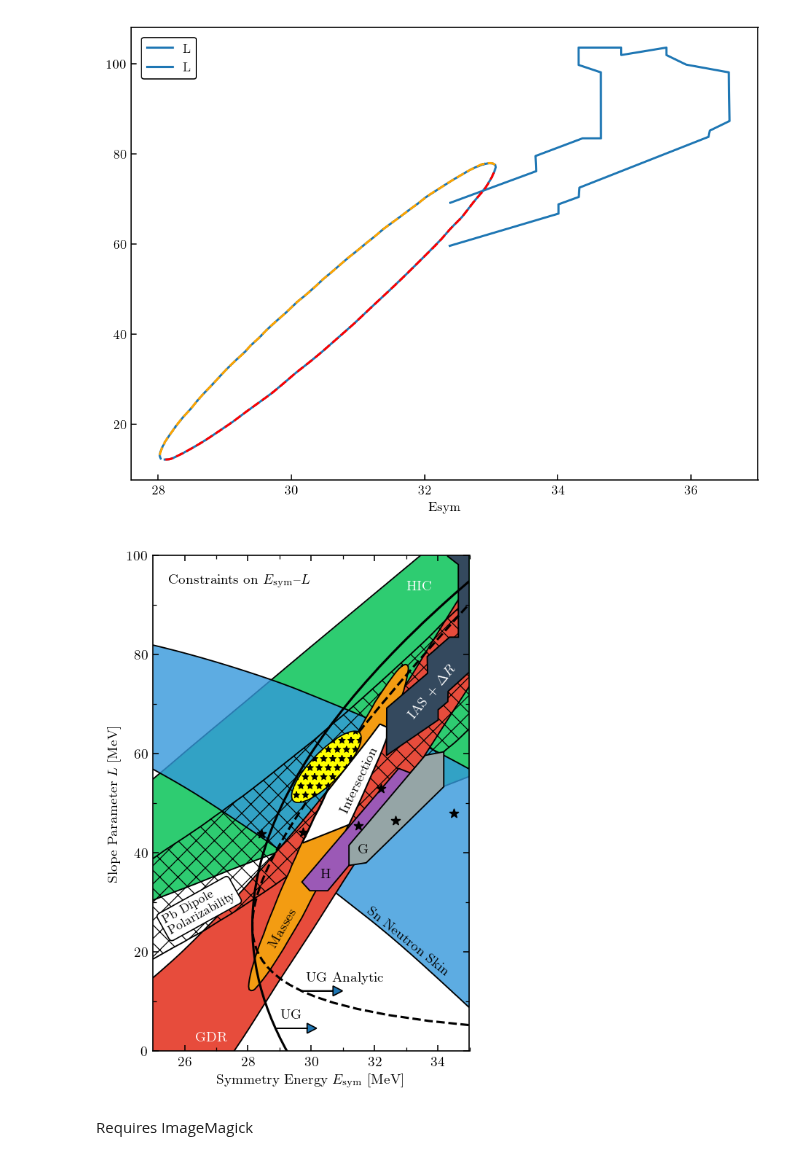
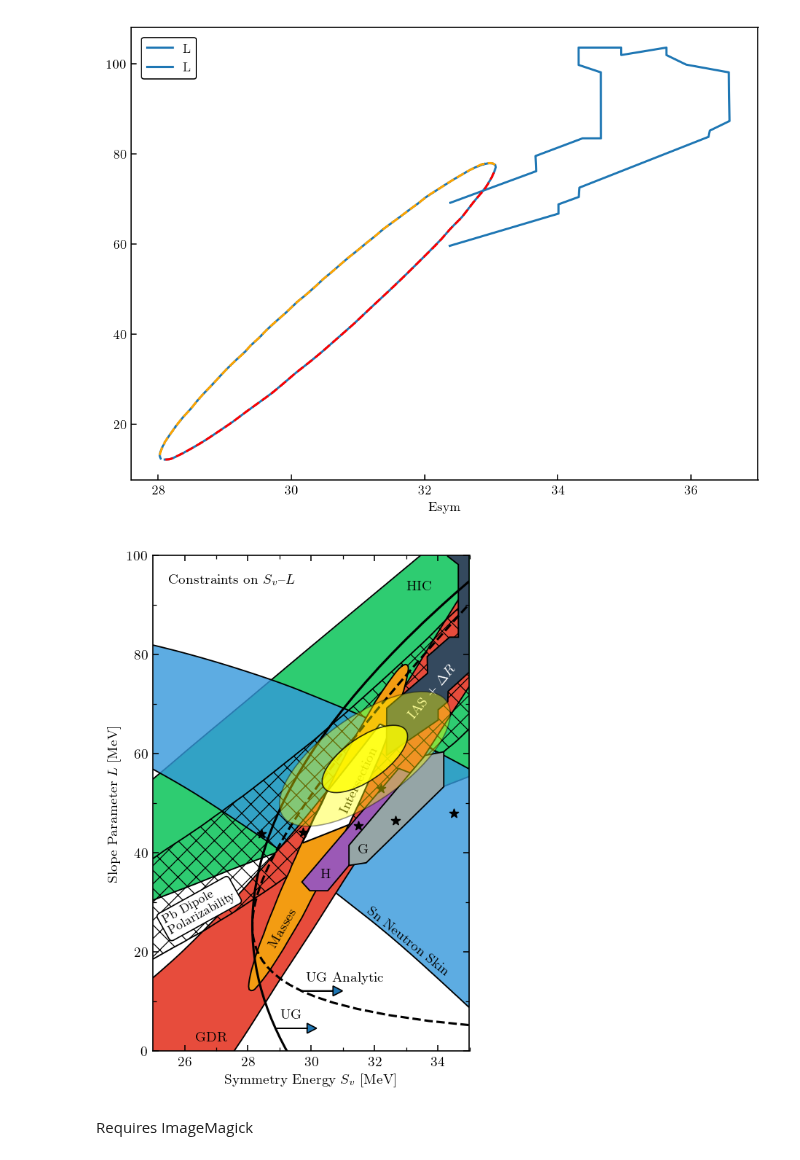
Before and after one commit to buqeye/nuclear-matter-convergence, a Jupyter notebook: analysis/Esym-L/correlation.ipynb, the cells around one changed output. Drawn from its saved outputs; the diff is of its cells as text; code cells hidden in the pictures.

```diff
--- a/analysis/Esym-L/correlation.ipynb
+++ b/analysis/Esym-L/correlation.ipynb
@@ -51,7 +51,7 @@ spline_HIC_lower = CubicSpline(data_HIC_lower["Esym"], data_HIC_lower["L"])
 avail_srcs.append({
     "label" : "HIC", "facecolor" : green, 'spline_lower': spline_HIC_lower,
     'spline_upper': spline_HIC_upper, 'Esym': Esym,
-    'label_x': 0.8, 'label_y': 0.93, 'ha': 'right', 'va': 'top', 'label_color': 'w',
+    'label_x': 0.8, 'label_y': 0.93, 'ha': 'right', 'va': 'top', 'label_color': 'k',
 #     'reference': 'HIC: Tsang, M. B., Zhang, Y., Danielewicz, P., et al., PRL, 102, 122701',
     'reference': 'Tsang \\textit{et al.},\nPRL \\textbf{102}, 122701 (2009)',
 })
@@ -78,7 +78,7 @@ spline_GDR_lower = CubicSpline(data_GDR_lower["Esym"], data_GDR_lower["L"])
 avail_srcs.append({
     "label" : "GDR", "facecolor" : red, 'spline_lower': spline_GDR_lower,
     'spline_upper': spline_GDR_upper, 'Esym': Esym,
-    'label_x': 0.135, 'label_y': 0.02, 'ha': 'left', 'va': 'bottom', 'label_color': 'w',
+    'label_x': 0.135, 'label_y': 0.02, 'ha': 'left', 'va': 'bottom', 'label_color': 'k',
 #     'reference': 'GDR: Trippa, L., Colo, G.,  Vigezzi, E., PRC, 77, 061304',
     'reference': 'Trippa \\textit{et al.},\nPRC \\textbf{77}, 061304 (2008)',
 })
@@ -375,11 +375,11 @@ def confidence_ellipse(mean, cov, ax, n_std=3.0, facecolor='none', **kwargs):
 #     [ 0.97379613,  5.29651584],
 #     [ 5.29651584, 32.1700109 ]
 # ])
-Esym_L_sat_eft = np.array([30.48061268, 57.32435291])
-cov_Esym_L_eft = np.array([
-    [ 0.30190942,  1.60772861],
-    [ 1.60772861, 12.97270787]
-])
+# Esym_L_sat_eft = np.array([30.48061268, 57.32435291])
+# cov_Esym_L_eft = np.array([
+#     [ 0.30190942,  1.60772861],
+#     [ 1.60772861, 12.97270787]
+# ])
 
 # Using n=0.16 +/- 0.01
 # Esym_L_sat_eft = np.array([31.82132552, 65.01346072])
@@ -388,6 +388,21 @@ cov_Esym_L_eft = np.array([
 #     [ 3.24842646,  8.0381468 ],
 #     [ 8.0381468 , 34.89044073]
 # ])
+
+# Using n=0.16 +/- 0.01, updated derivatives and hyperparameters
+Esym_L_sat_eft = np.array([30.5241256, 57.2719469])
+
+cov_Esym_L_eft = np.array([
+    [ 1.71691239,  5.44476125],
+    [ 5.44476125, 36.77313068]
+])
+
+# Using n=0.17 +/- 0.01 taken from the actual saturation of the EFT preds
+Esym_L_sat_eft = np.array([31.69540867, 58.91930424])
+cov_Esym_L_eft = np.array([
+    [ 1.81989419,  6.15425085],
+    [ 6.15425085, 46.10619789]
+])
 # %%
 image_type = 'png'
 
@@ -407,10 +422,10 @@ def file_out(i, image_type='pdf'):
 fig, ax = plt.subplots(figsize=(3.4, 5), constrained_layout=True)
 
 # set labels and title
-ax.set_xlabel(r"Symmetry Energy $E_\mathrm{sym}$ [MeV]")
+ax.set_xlabel(r"Symmetry Energy $S_v$ [MeV]")
 ax.set_ylabel(r"Slope Parameter $L$ [MeV]")
 # ax.set_title('$E_\mathrm{sym}$--$L$ Correlation')
-ax.text(0.05, 0.96, 'Constraints on $E_\mathrm{sym}$--$L$', transform=ax.transAxes, ha='left', va='top')
+ax.text(0.05, 0.96, 'Constraints on $S_v$--$L$', transform=ax.transAxes, ha='left', va='top')
 ax.xaxis.set_ticks_position('both')
 ax.yaxis.set_ticks_position('both')
 
@@ -494,35 +509,45 @@ ax.arrow(
 ax.text(Esym_tews_analytic[idx_arrow_tews_a]+0.15, L_grid[idx_arrow_tews_a]+1.4,
         'UG Analytic', ha='left', va='bottom', zorder=tews_zorder)
 
 # ug_ref = 'UG: Tews, I., Lattimer, J. M., Ohnishi, A. , Kolomeitsev, E. E., APJ 848, 105'
 ug_ref = 'Tews \\textit{et al.},\nAPJ \\textbf{848}, 105 (2017)'
 ref = add_ref(ug_ref, ax)
 i += 1
 fig.savefig(file_out(i, image_type))
 ref.remove()
 
 # plot Drischler et al. (2016)
 # we don't necessarily need to show these data points (no bands)
 data_D = pd.read_csv("./data/Drischler_2016.csv", names=['Esym', 'L'])
 ax.scatter(data_D["Esym"], data_D["L"], c="k", marker="*")
 stars_ref = 'Drischler \\textit{et al.},\nPRC \\textbf{93}, 054314 (2016)'
 ref = add_ref(stars_ref, ax)
 i += 1
 fig.savefig(file_out(i, image_type))
 ref.remove()
 
 confidence_ellipse(
     Esym_L_sat_eft, cov_Esym_L_eft, ax=ax, n_std=2,
-    facecolor=yellow, edgecolor='k', hatch='**', zorder=i+1
+    facecolor=yellow, edgecolor='k', alpha=0.4, zorder=i+1
 )
+confidence_ellipse(
+    Esym_L_sat_eft, cov_Esym_L_eft, ax=ax, n_std=1,
+    facecolor=yellow, edgecolor='k', alpha=0.8, zorder=i+1
+)
+# ax.text(
+#     0.53, 0.61, r'GP-B', fontdict=dict(color='k'),
+#     rotation=34, transform=ax.transAxes,
+#     zorder=i+2,
+# )
+
 ref = add_ref('This work', ax)
 i += 1
 fig.savefig(file_out(i, image_type))
 ref.remove()
 
 fig.savefig("Lattimer_Esym_L")
 # %% [output]
-[figure, old version]
+[figure, new version]
 # %% [markdown]
 Requires ImageMagick
 # %%
```
